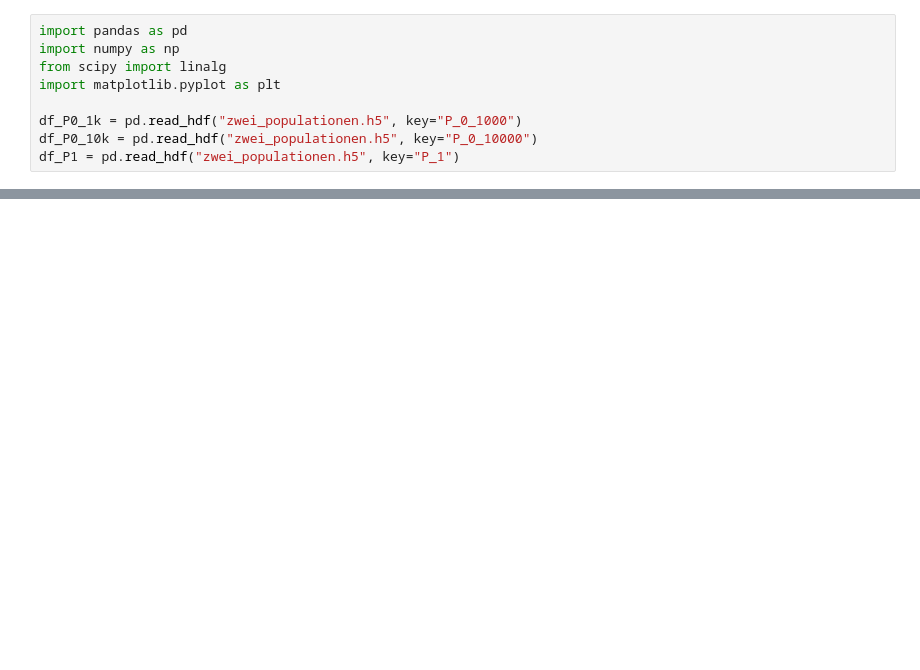
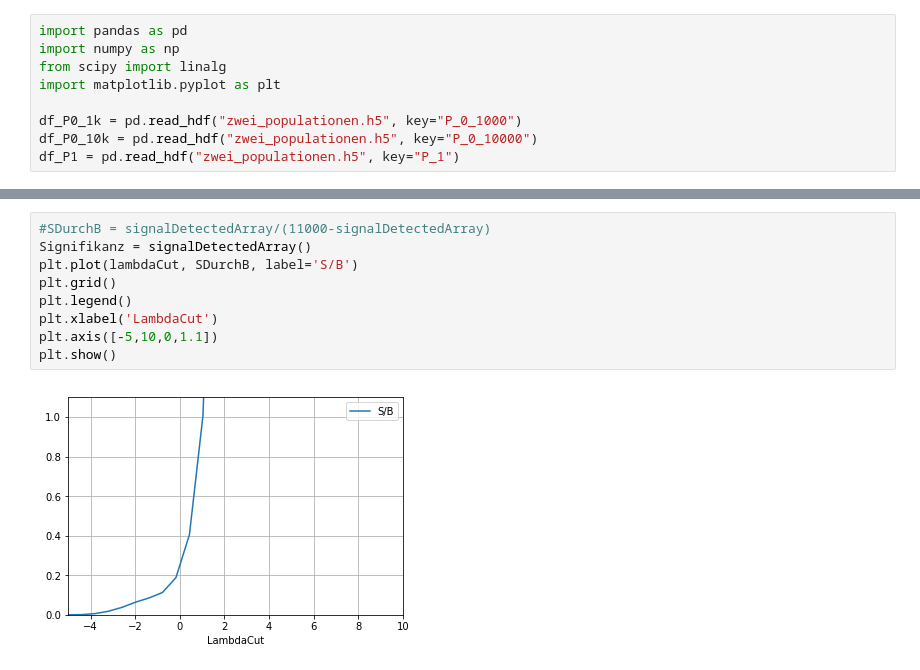
Before and after one commit to JaLuka98/SMD18-19, a Jupyter notebook: Übungsblätter/Blatt4/aufgabe3.ipynb, the cells around one changed output, grey strips where cells are left out. Saved outputs shown, nothing was run; the diff lists cells and outputs as text; blank space fills up the shorter version.

```diff
--- a/Übungsblätter/Blatt4/aufgabe3.ipynb
+++ b/Übungsblätter/Blatt4/aufgabe3.ipynb
@@ -49,0 +140,11 @@ plt.show()
+# %%
+#SDurchB = signalDetectedArray/(11000-signalDetectedArray)
+Signifikanz = signalDetectedArray()
+plt.plot(lambdaCut, SDurchB, label='S/B')
+plt.grid()
+plt.legend()
+plt.xlabel('LambdaCut')
+plt.axis([-5,10,0,1.1])
+plt.show()
+# %% [output]
+[figure, added]
```
Also changed, not shown: parts of 5 cells of this notebook, 2 other files.
